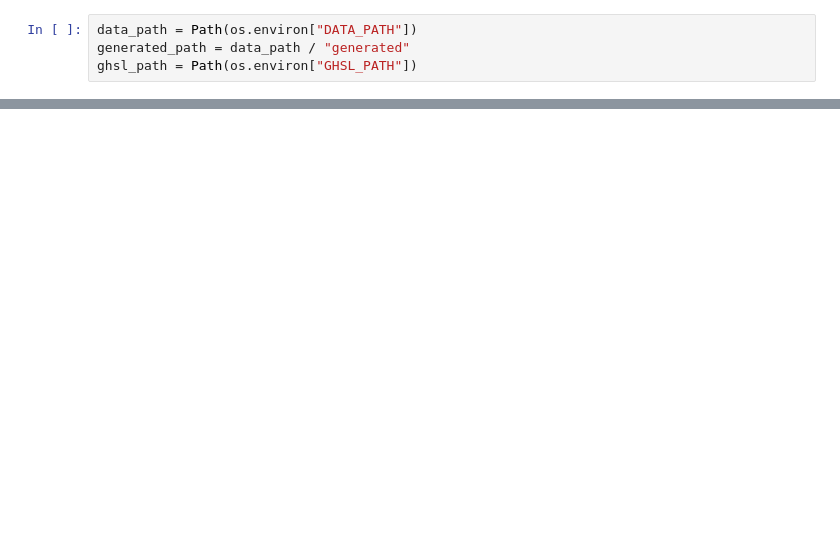
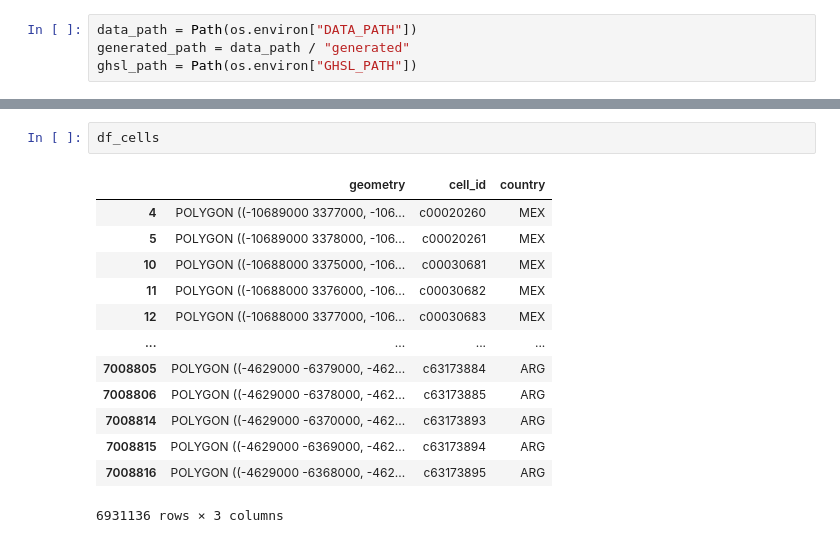
Before and after one commit to RodolfoFigueroa/amazonas-pipeline, a Jupyter notebook: test.ipynb, the cells around one changed output, grey strips where cells are left out. Drawn from its saved outputs; the diff is of its cells as text; blank space fills up the shorter version.

```diff
--- a/test.ipynb
+++ b/test.ipynb
@@ -47,0 +53,16 @@ multiple_names = df_polygons.loc[name_count > 1, ["polygon_id", "name"]]
+# %%
+df_cells
+# %% [output]
+|  | geometry | cell_id | country |
+| 4 | POLYGON ((-10689000 3377000, -106... | c00020260 | MEX |
+| 5 | POLYGON ((-10689000 3378000, -106... | c00020261 | MEX |
+| 10 | POLYGON ((-10688000 3375000, -106... | c00030681 | MEX |
+| 11 | POLYGON ((-10688000 3376000, -106... | c00030682 | MEX |
+| 12 | POLYGON ((-10688000 3377000, -106... | c00030683 | MEX |
+| ... | ... | ... | ... |
+| 7008805 | POLYGON ((-4629000 -6379000, -462... | c63173884 | ARG |
+| 7008806 | POLYGON ((-4629000 -6378000, -462... | c63173885 | ARG |
+| 7008814 | POLYGON ((-4629000 -6370000, -462... | c63173893 | ARG |
+| 7008815 | POLYGON ((-4629000 -6369000, -462... | c63173894 | ARG |
+| 7008816 | POLYGON ((-4629000 -6368000, -462... | c63173895 | ARG |
+6931136 rows × 3 columns
```
Also changed, not shown: parts of 9 cells of this notebook, 9 other files.
